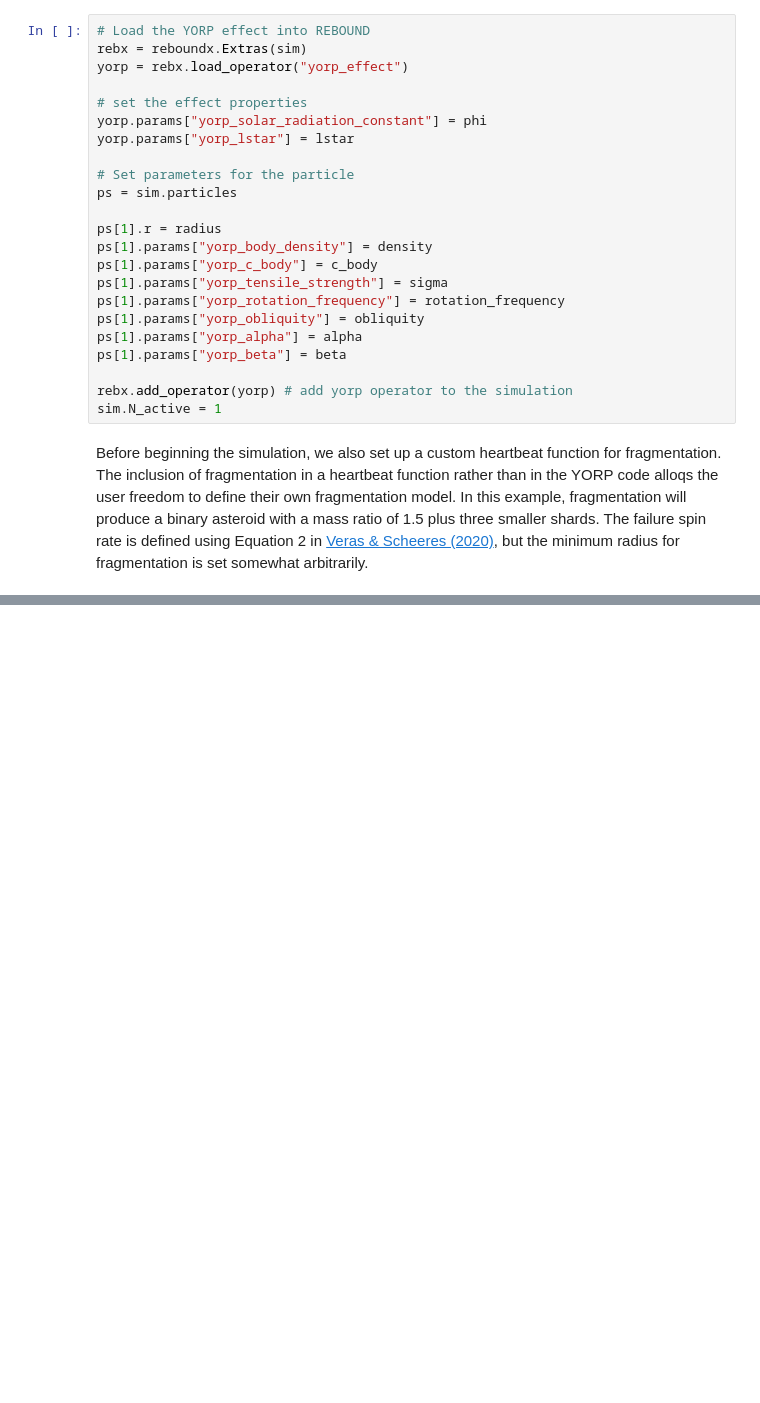
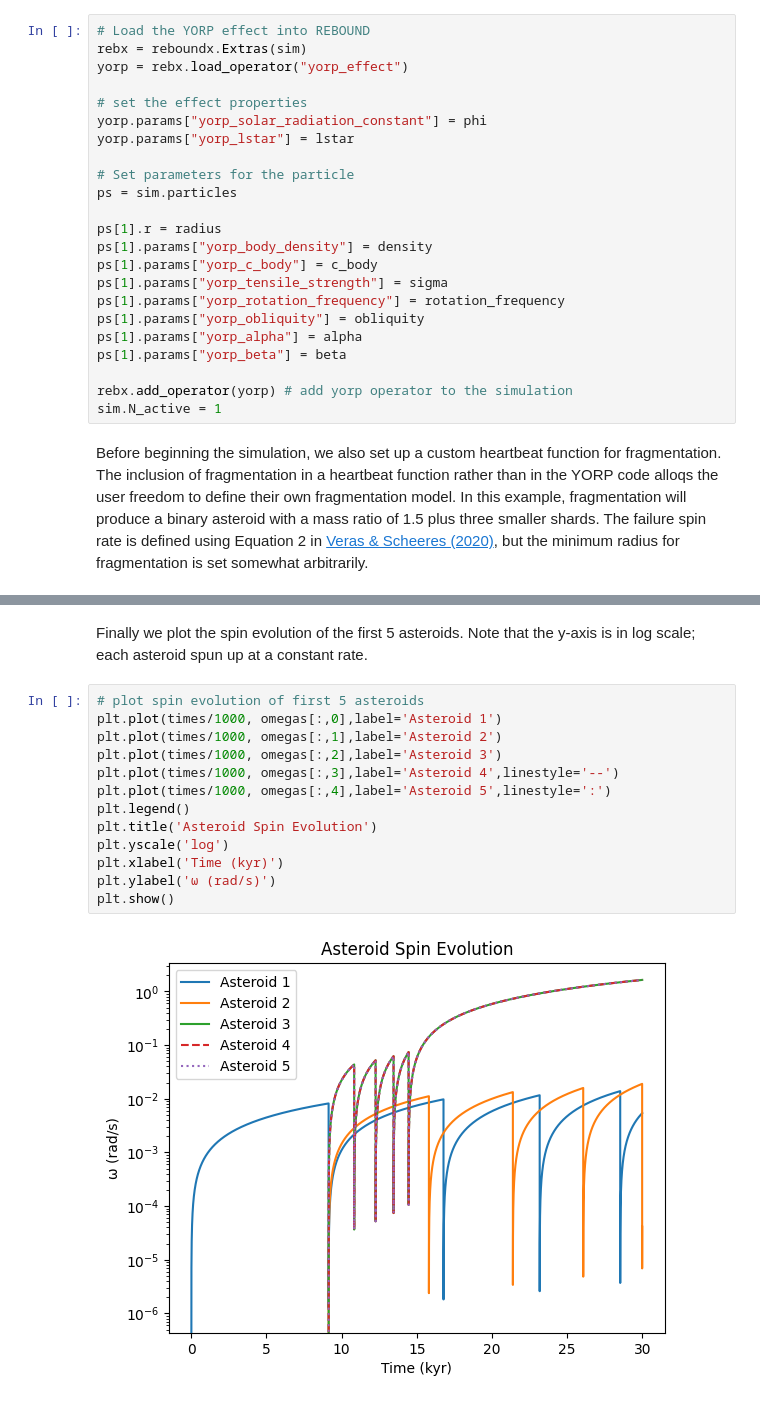
Before and after one commit to kaelynclement/reboundx, a Jupyter notebook: ipython_examples/YORP_Effect.ipynb, the cells around one changed output, grey strips where cells are left out. Saved outputs shown, nothing was run; the diff lists cells and outputs as text; blank space fills up the shorter version.

```diff
--- a/ipython_examples/YORP_Effect.ipynb
+++ b/ipython_examples/YORP_Effect.ipynb
@@ -327,0 +242,17 @@ plt.show()
+# %% [markdown]
+Finally we plot the spin evolution of the first 5 asteroids. Note that the y-axis is in log scale; each asteroid spun up at a constant rate.
+# %%
+# plot spin evolution of first 5 asteroids
+plt.plot(times/1000, omegas[:,0],label='Asteroid 1')
+plt.plot(times/1000, omegas[:,1],label='Asteroid 2')
+plt.plot(times/1000, omegas[:,2],label='Asteroid 3')
+plt.plot(times/1000, omegas[:,3],label='Asteroid 4',linestyle='--')
+plt.plot(times/1000, omegas[:,4],label='Asteroid 5',linestyle=':')
+plt.legend()
+plt.title('Asteroid Spin Evolution')
+plt.yscale('log')
+plt.xlabel('Time (kyr)')
+plt.ylabel('ω (rad/s)')
+plt.show()
+# %% [output]
+[figure, added]
```
Also changed, not shown: parts of 21 cells of this notebook, 2 other files.
